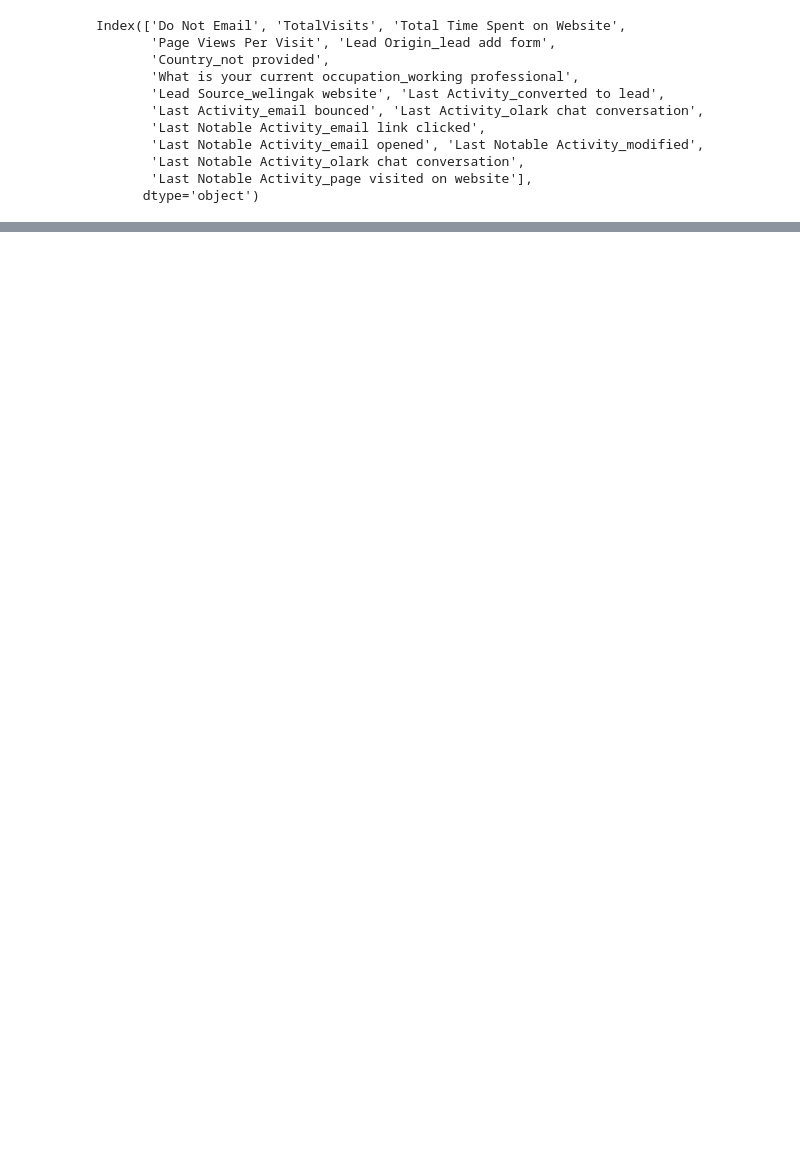
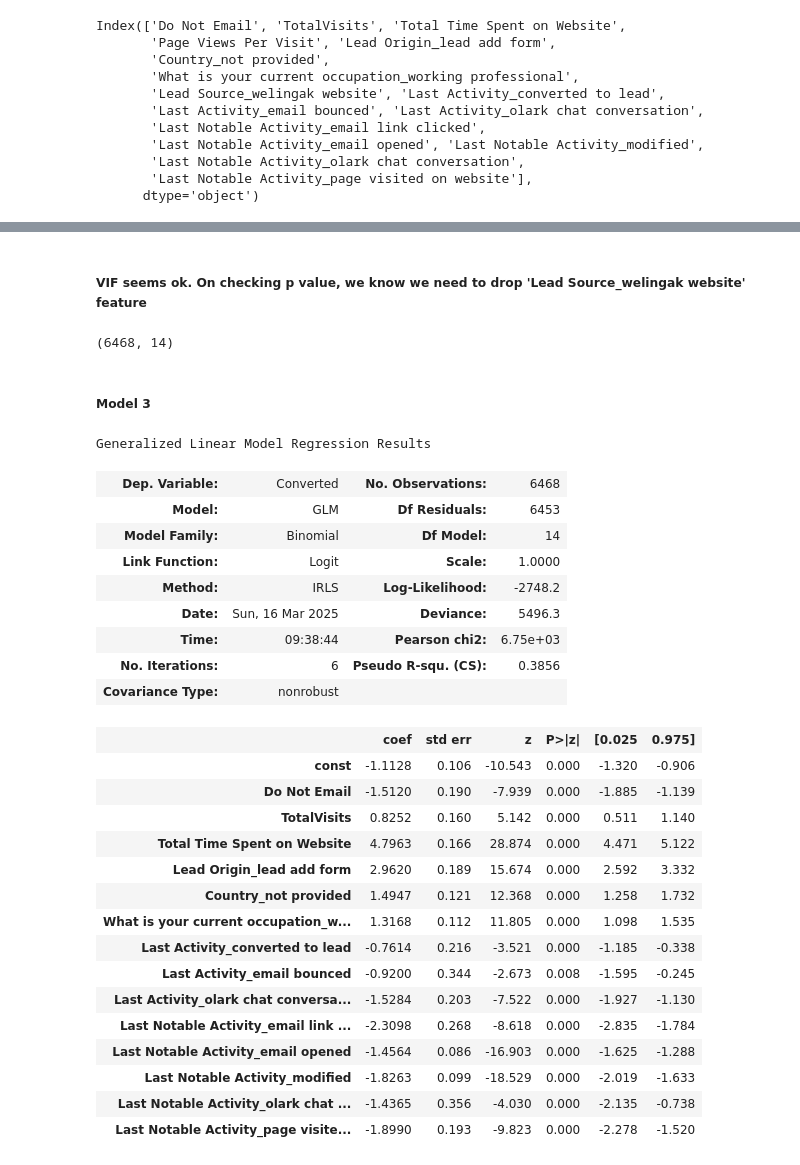
Before and after one commit to D-skywalkerr/Case_study-Leads_scoring, a Jupyter notebook: Leads_scoring.ipynb, the cells around one changed output, grey strips where cells are left out. Drawn from its saved outputs; the diff is of its cells as text; code cells hidden in the pictures; blank space fills up the shorter version.

```diff
--- a/Leads_scoring.ipynb
+++ b/Leads_scoring.ipynb
@@ -1390,0 +1465,43 @@ vif
+# %% [markdown]
+##### VIF seems ok. On checking p value, we know we need to drop 'Lead Source_welingak website' feature
+# %%
+X_train.drop('Lead Source_welingak website', axis = 1, inplace = True)
+# %%
+X_train.shape
+# %% [output]
+(6468, 14)
+# %% [markdown]
+##### Model 3
+# %%
+# Refit the model with the new set of features
+X_train_sm = sm.add_constant(X_train)
+lgm4 = sm.GLM(y_train, X_train_sm, family = sm.families.Binomial())
+res = lgm4.fit()
+res.summary()
+# %% [output]
+Generalized Linear Model Regression Results
+| Dep. Variable: | Converted | No. Observations: | 6468 |
+| Model: | GLM | Df Residuals: | 6453 |
+| Model Family: | Binomial | Df Model: | 14 |
+| Link Function: | Logit | Scale: | 1.0000 |
+| Method: | IRLS | Log-Likelihood: | -2748.2 |
+| Date: | Sun, 16 Mar 2025 | Deviance: | 5496.3 |
+| Time: | 09:38:44 | Pearson chi2: | 6.75e+03 |
+| No. Iterations: | 6 | Pseudo R-squ. (CS): | 0.3856 |
+| Covariance Type: | nonrobust |  |  |
+|  | coef | std err | z | P>|z| | [0.025 | 0.975] |
+| const | -1.1128 | 0.106 | -10.543 | 0.000 | -1.320 | -0.906 |
+| Do Not Email | -1.5120 | 0.190 | -7.939 | 0.000 | -1.885 | -1.139 |
+| TotalVisits | 0.8252 | 0.160 | 5.142 | 0.000 | 0.511 | 1.140 |
+| Total Time Spent on Website | 4.7963 | 0.166 | 28.874 | 0.000 | 4.471 | 5.122 |
+| Lead Origin_lead add form | 2.9620 | 0.189 | 15.674 | 0.000 | 2.592 | 3.332 |
+| Country_not provided | 1.4947 | 0.121 | 12.368 | 0.000 | 1.258 | 1.732 |
+| What is your current occupation_w... | 1.3168 | 0.112 | 11.805 | 0.000 | 1.098 | 1.535 |
+| Last Activity_converted to lead | -0.7614 | 0.216 | -3.521 | 0.000 | -1.185 | -0.338 |
+| Last Activity_email bounced | -0.9200 | 0.344 | -2.673 | 0.008 | -1.595 | -0.245 |
+| Last Activity_olark chat conversa... | -1.5284 | 0.203 | -7.522 | 0.000 | -1.927 | -1.130 |
+| Last Notable Activity_email link ... | -2.3098 | 0.268 | -8.618 | 0.000 | -2.835 | -1.784 |
+| Last Notable Activity_email opened | -1.4564 | 0.086 | -16.903 | 0.000 | -1.625 | -1.288 |
+| Last Notable Activity_modified | -1.8263 | 0.099 | -18.529 | 0.000 | -2.019 | -1.633 |
+| Last Notable Activity_olark chat ... | -1.4365 | 0.356 | -4.030 | 0.000 | -2.135 | -0.738 |
+| Last Notable Activity_page visite... | -1.8990 | 0.193 | -9.823 | 0.000 | -2.278 | -1.520 |
```
Also changed, not shown: parts of 35 cells of this notebook.
